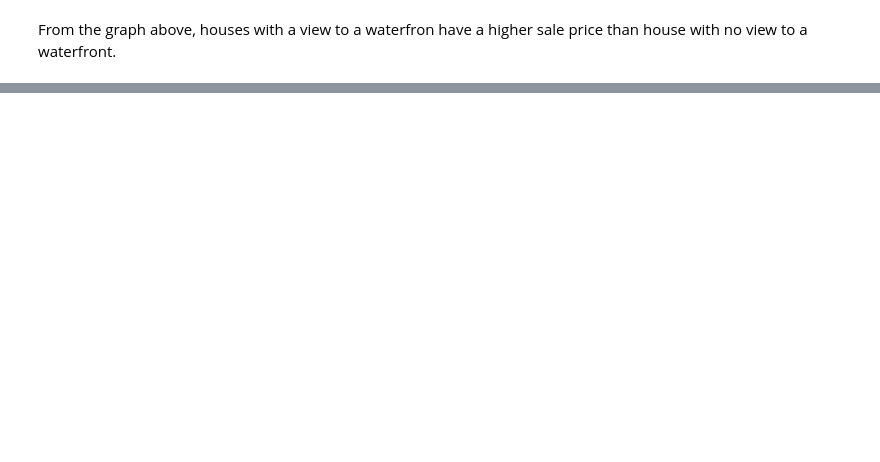
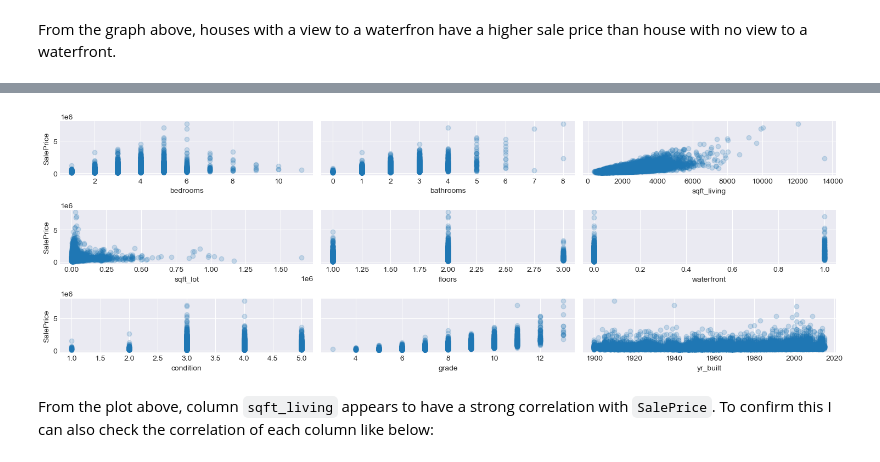
Before and after one commit to brandonbush2/Elite-Properties-Project, a Jupyter notebook: Elite Properties Group.ipynb, the cells around one changed output, grey strips where cells are left out. Cells and saved outputs as stored; diff of their text form; code cells hidden in the pictures; blank space fills up the shorter version.

```diff
--- a/Elite Properties Group.ipynb
+++ b/Elite Properties Group.ipynb
@@ -450,0 +439,21 @@ def one_hot_encode(df, catcols):
+# %%
+y = data['SalePrice']
+X = data.drop('SalePrice', axis = 1)
+
+#plotting scatter plot
+fig, axes = plt.subplots(nrows = 3, ncols = 3, figsize = (15,5), sharey = True)
+
+#looping through every axis to plot each scatter plot
+for i,column in enumerate(X.columns):
+    row = i // 3
+    col = i % 3
+    ax = axes[row][col]
+    ax.scatter(X[column], y, alpha = 0.2)
+    ax.set_xlabel(column)
+    if col == 0:
+        ax.set_ylabel('SalePrice')
+fig.tight_layout()
+# %% [output]
+[figure, added]
+# %% [markdown]
+From the plot above, column `sqft_living` appears to have a strong correlation with `SalePrice`. To confirm this I can also check the correlation of each column like below:
```
Also changed, not shown: parts of 19 cells of this notebook.
